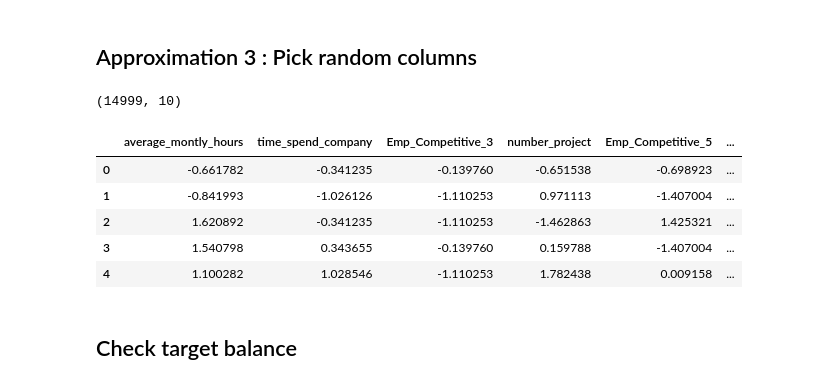
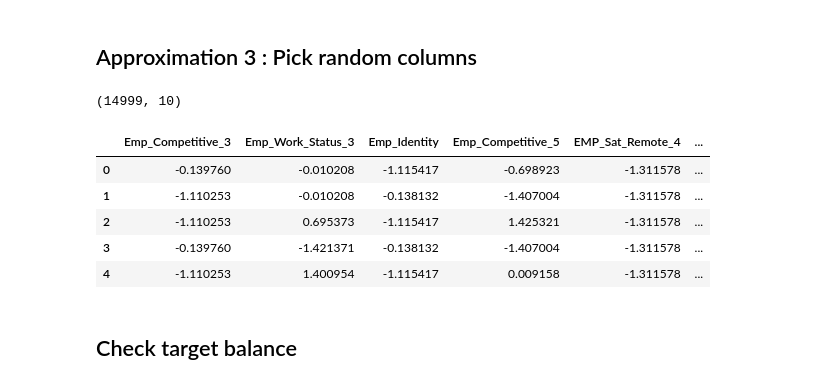
Before and after one commit to Emroullier/hr-data-analytics, a Jupyter notebook: notebooks/simple_log_regression.ipynb, the cells around one changed output. Saved outputs shown, nothing was run; the diff lists cells and outputs as text; code cells hidden in the pictures.

```diff
--- a/notebooks/simple_log_regression.ipynb
+++ b/notebooks/simple_log_regression.ipynb
@@ -13,5 +40,9 @@ from sklearn.linear_model import LogisticRegression
+# %%
+# data = pd.read_csv("../DATA_HR")
+data_path = os.getenv("DATA_HR")
 # %%
-dataset = pd.read_csv('../raw_data/HR_Engagement_Sat_Sales_UpdatedV4.0.csv')
+#Retrieve dataset from local directory
+dataset = pd.read_csv(data_path)
 # %%
 pd.set_option('display.max_columns', None)
 print(dataset.shape)
@@ -229,16 +259,16 @@ X_std.head()
 ## Approximation 3 : Pick random columns
 # %%
 # Pick random features (baseline)
-rand_std_col = X_std.std().sort_values(ascending=False).sample(10, random_state=999)
-rand_std_col_names = rand_std_col.index.to_list()
-X_std = X_std[rand_std_col_names]
+n_rand_col = 10
+X_std = X_std.sample(n_rand_col, axis ='columns', random_state=11)
+# X_std = X_std.sample(n_rand_col, axis ='columns')
 print(X_std.shape)
 X_std.head()
 # %% [output]
 (14999, 10)
-|  | average_montly_hours | time_spend_company | Emp_Competitive_3 | number_project | Emp_Competitive_5 | ... |
-| 0 | -0.661782 | -0.341235 | -0.139760 | -0.651538 | -0.698923 | ... |
-| 1 | -0.841993 | -1.026126 | -1.110253 | 0.971113 | -1.407004 | ... |
-| 2 | 1.620892 | -0.341235 | -1.110253 | -1.462863 | 1.425321 | ... |
-| 3 | 1.540798 | 0.343655 | -0.139760 | 0.159788 | -1.407004 | ... |
-| 4 | 1.100282 | 1.028546 | -1.110253 | 1.782438 | 0.009158 | ... |
+|  | Emp_Competitive_3 | Emp_Work_Status_3 | Emp_Identity | Emp_Competitive_5 | EMP_Sat_Remote_4 | ... |
+| 0 | -0.139760 | -0.010208 | -1.115417 | -0.698923 | -1.311578 | ... |
+| 1 | -1.110253 | -0.010208 | -0.138132 | -1.407004 | -1.311578 | ... |
+| 2 | -1.110253 | 0.695373 | -1.115417 | 1.425321 | -1.311578 | ... |
+| 3 | -0.139760 | -1.421371 | -0.138132 | -1.407004 | -1.311578 | ... |
+| 4 | -1.110253 | 1.400954 | -1.115417 | 0.009158 | -1.311578 | ... |
```
Also changed, not shown: parts of 19 cells of this notebook.
